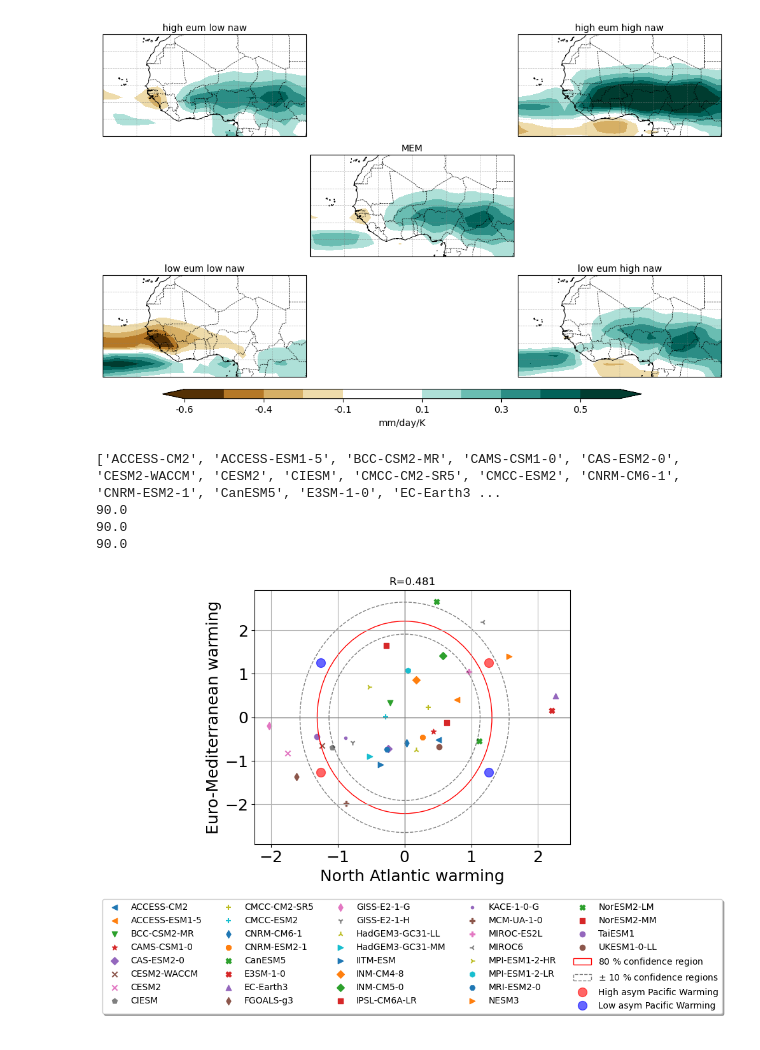
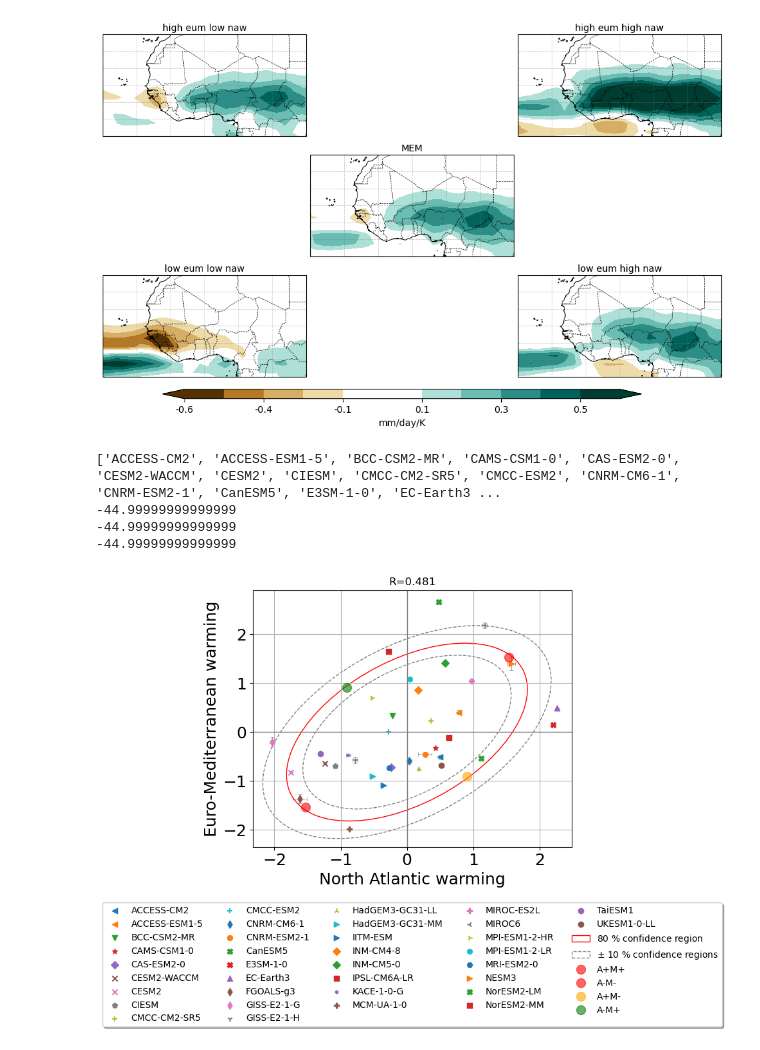
Before and after one commit to LIM-Climate-Causality/storypy, a Jupyter notebook: notebooks/sp_monerie_2023.ipynb, the cells around one changed output. Cells and saved outputs as stored; diff of their text form; code cells hidden in the pictures.

```diff
--- a/notebooks/sp_monerie_2023.ipynb
+++ b/notebooks/sp_monerie_2023.ipynb
@@ -797,23 +834,53 @@ fig = plot_storyline_map(
 # %% [output]
 r=0.481, i1=1.5438 (same dir), i2=0.9141 (opposing)
 [figure]
-# %%
-from storypy.evaluate.plot import plot_ellipse
-import pandas as pd
-import os
-
-main_config = dict(
-        work_dir='/climca/people/ralawode/esmvaltool_output/monerie_etal_2023_20260427_120336/work',
-        plot_dir='/climca/people/ralawode/esmvaltool_output/monerie_etal_2023_20260427_120336/plots',
-    )
-driver_path = os.path.join(main_config['work_dir'], "storyline_analysis/multiple_regression/remote_drivers/scaled_standardized_drivers.csv")
-rds = pd.read_csv(driver_path, index_col=0).dropna()
-
-models = rds.index.tolist()
-fig = plot_ellipse(models,rds["naw"].values,rds["eum"].values,corr="no",x_label="North Atlantic warming",y_label="Euro-Mediterranean warming",)
-# %% [output]
-['ACCESS-CM2', 'ACCESS-ESM1-5', 'BCC-CSM2-MR', 'CAMS-CSM1-0', 'CAS-ESM2-0', 'CESM2-WACCM', 'CESM2', 'CIESM', 'CMCC-CM2-SR5', 'CMCC-ESM2', 'CNRM-CM6-1', 'CNRM-ESM2-1', 'CanESM5', 'E3SM-1-0', 'EC-Earth3 ...
-90.0
-90.0
-90.0
-[figure, removed]
+# %%
+from storypy.evaluate.plot import plot_ellipse
+import pandas as pd
+import os
+
+main_config = dict(
+    work_dir='/climca/people/ralawode/esmvaltool_output/monerie_etal_2023_20260427_120336/work',
+    plot_dir='/climca/people/ralawode/esmvaltool_output/monerie_etal_2023_20260427_120336/plots',
+)
+
+remote_drivers_dir = os.path.join(
+    main_config['work_dir'],
+    'storyline_analysis/multiple_regression/remote_drivers'
+)
+
+# Load driver indices
+rds = pd.read_csv(
+    os.path.join(remote_drivers_dir, 'scaled_standardized_drivers.csv'),
+    index_col=0
+).dropna()
+
+# Load scaled errors
+errors = pd.read_csv(
+    os.path.join(remote_drivers_dir, 'scaled_drivers_errors.csv'),
+    index_col=0
+)
+
+# Align on common models
+common = rds.index.intersection(errors.index)
+rds_aln    = rds.loc[common]
+errors_aln = errors.loc[common]
+
+models = common.tolist()
+
+fig = plot_ellipse(
+    models  = models,
+    x       = rds_aln['naw'].values,
+    y       = rds_aln['eum'].values,
+    xerr    = errors_aln['naw'].values,
+    yerr    = errors_aln['eum'].values,
+    corr    = 'yes',
+    x_label = 'North Atlantic warming',
+    y_label = 'Euro-Mediterranean warming',
+)
+# %% [output]
+['ACCESS-CM2', 'ACCESS-ESM1-5', 'BCC-CSM2-MR', 'CAMS-CSM1-0', 'CAS-ESM2-0', 'CESM2-WACCM', 'CESM2', 'CIESM', 'CMCC-CM2-SR5', 'CMCC-ESM2', 'CNRM-CM6-1', 'CNRM-ESM2-1', 'CanESM5', 'E3SM-1-0', 'EC-Earth3 ...
+-44.99999999999999
+-44.99999999999999
+-44.99999999999999
+[figure, added]
```
Also changed, not shown: parts of 11 cells of this notebook, 2 other files.
